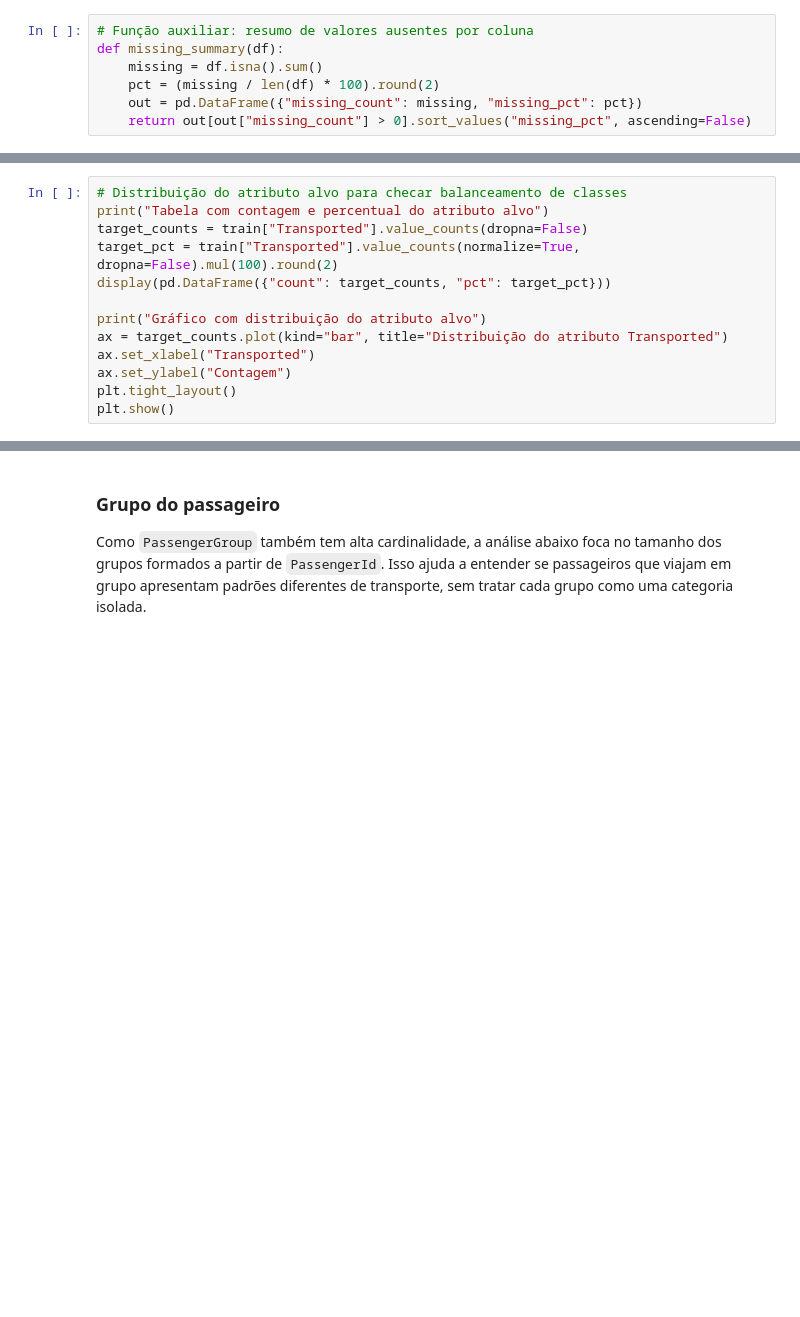
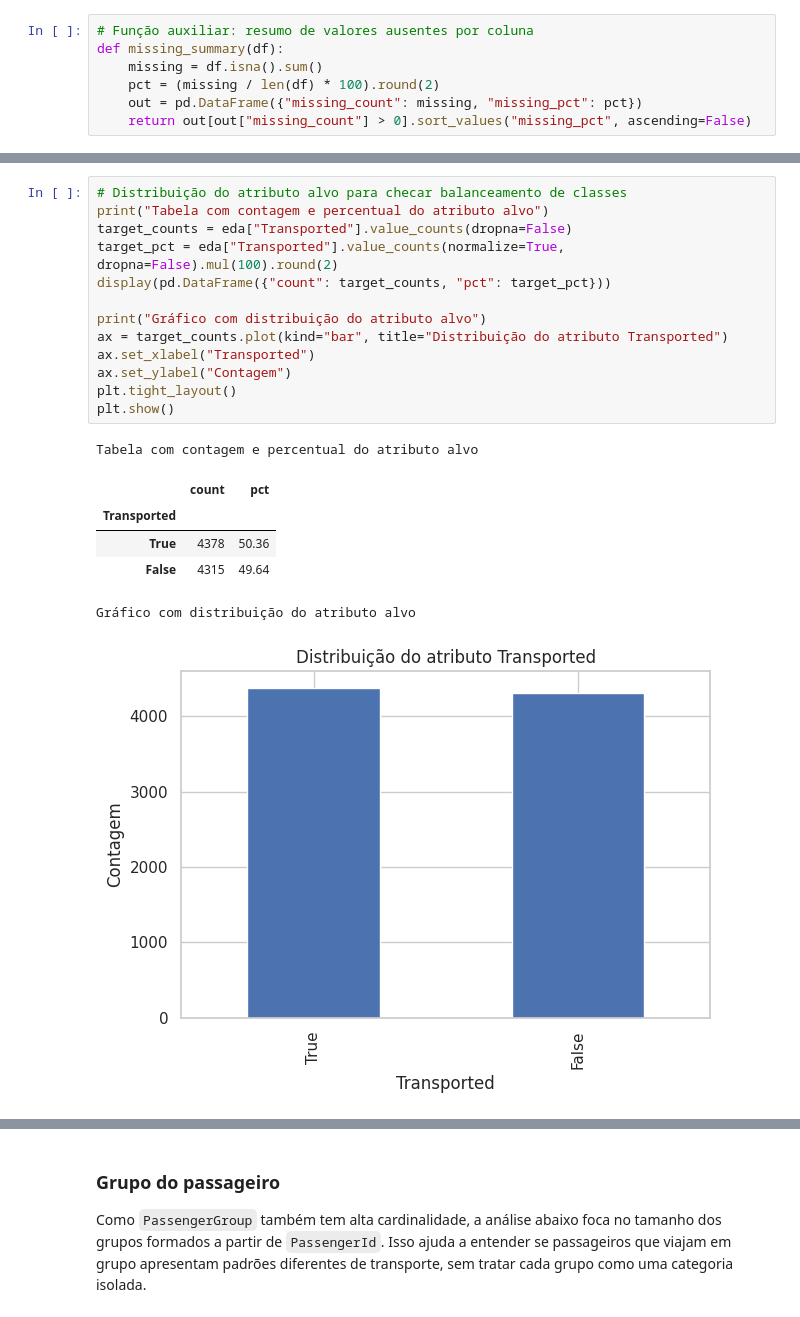
Before and after one commit to gabrafo/MineracaoDeDados, a Jupyter notebook: notebook.ipynb, the cells around one changed output, grey strips where cells are left out. Saved outputs shown, nothing was run; the diff lists cells and outputs as text; blank space fills up the shorter version.

```diff
--- a/notebook.ipynb
+++ b/notebook.ipynb
@@ -139,16 +228,24 @@ plt.show()
 # %%
 # Distribuição do atributo alvo para checar balanceamento de classes
 print("Tabela com contagem e percentual do atributo alvo")
-target_counts = train["Transported"].value_counts(dropna=False)
-target_pct = train["Transported"].value_counts(normalize=True, dropna=False).mul(100).round(2)
+target_counts = eda["Transported"].value_counts(dropna=False)
+target_pct = eda["Transported"].value_counts(normalize=True, dropna=False).mul(100).round(2)
 display(pd.DataFrame({"count": target_counts, "pct": target_pct}))
 
 print("Gráfico com distribuição do atributo alvo")
 ax = target_counts.plot(kind="bar", title="Distribuição do atributo Transported")
 ax.set_xlabel("Transported")
 ax.set_ylabel("Contagem")
 plt.tight_layout()
 plt.show()
+# %% [output]
+Tabela com contagem e percentual do atributo alvo
+|  | count | pct |
+| Transported |  |  |
+| True | 4378 | 50.36 |
+| False | 4315 | 49.64 |
+Gráfico com distribuição do atributo alvo
+[figure, added]
 # %%
 # Cardinalidade de campos categóricos para identificar alta/baixa variedade
 print("Tabela com cardinalidade de atributos categóricos")
```
Also changed, not shown: parts of 29 cells of this notebook.
